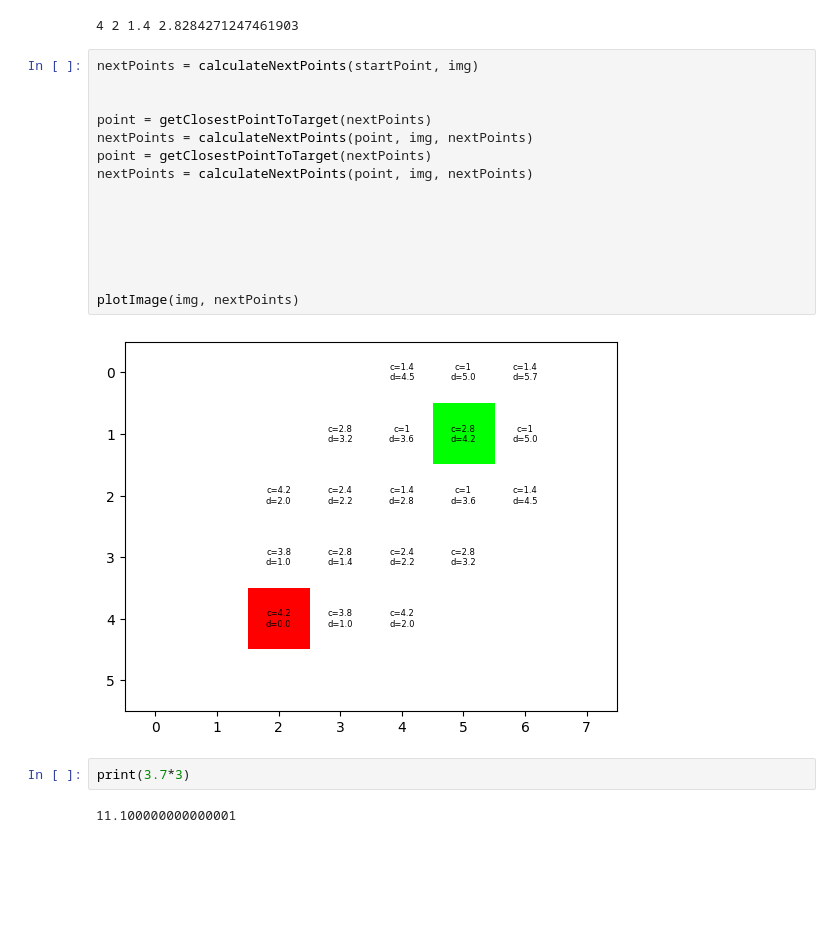
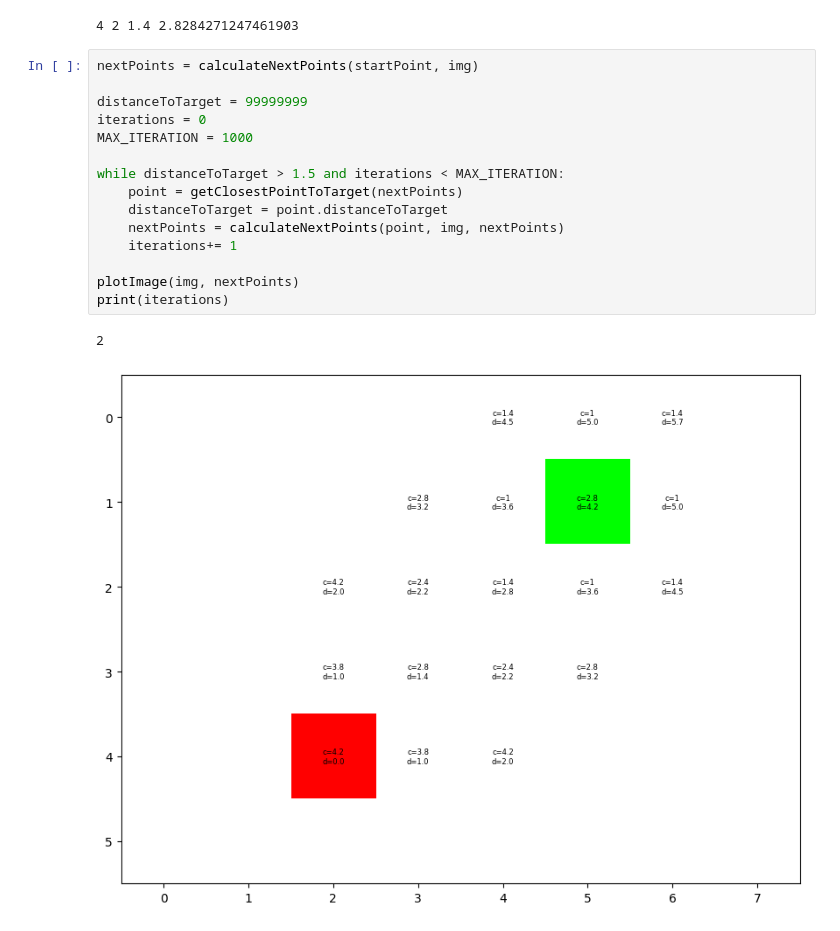
Before and after one commit to lukzimmermann/Algorithms, a Jupyter notebook: SearchBase/SearchBase.ipynb, the cells around one changed output. Saved outputs shown, nothing was run; the diff lists cells and outputs as text; blank space fills up the shorter version.

```diff
--- a/SearchBase/SearchBase.ipynb
+++ b/SearchBase/SearchBase.ipynb
@@ -149,21 +149,18 @@ print(bestPoint.x, bestPoint.y, bestPoint.cost, bestPoint.distanceToTarget)
 # %%
 nextPoints = calculateNextPoints(startPoint, img)
 
+distanceToTarget = 99999999
+iterations = 0
+MAX_ITERATION = 1000
 
-point = getClosestPointToTarget(nextPoints)
-nextPoints = calculateNextPoints(point, img, nextPoints)
-point = getClosestPointToTarget(nextPoints)
-nextPoints = calculateNextPoints(point, img, nextPoints)
-
-
-
-
-
+while distanceToTarget > 1.5 and iterations < MAX_ITERATION:
+    point = getClosestPointToTarget(nextPoints)
+    distanceToTarget = point.distanceToTarget
+    nextPoints = calculateNextPoints(point, img, nextPoints)
+    iterations+= 1
 
 plotImage(img, nextPoints)
+print(iterations)
 # %% [output]
+2
-[figure, old version]
+[figure, new version]
-# %%
-print(3.7*3)
-# %% [output]
-11.100000000000001
```
Also changed, not shown: parts of 2 cells of this notebook.
